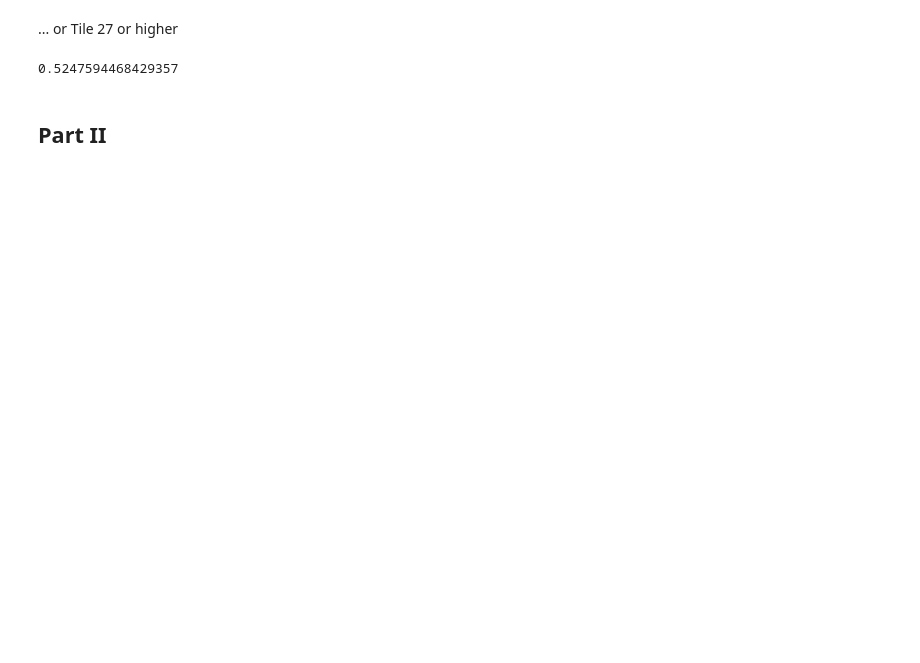
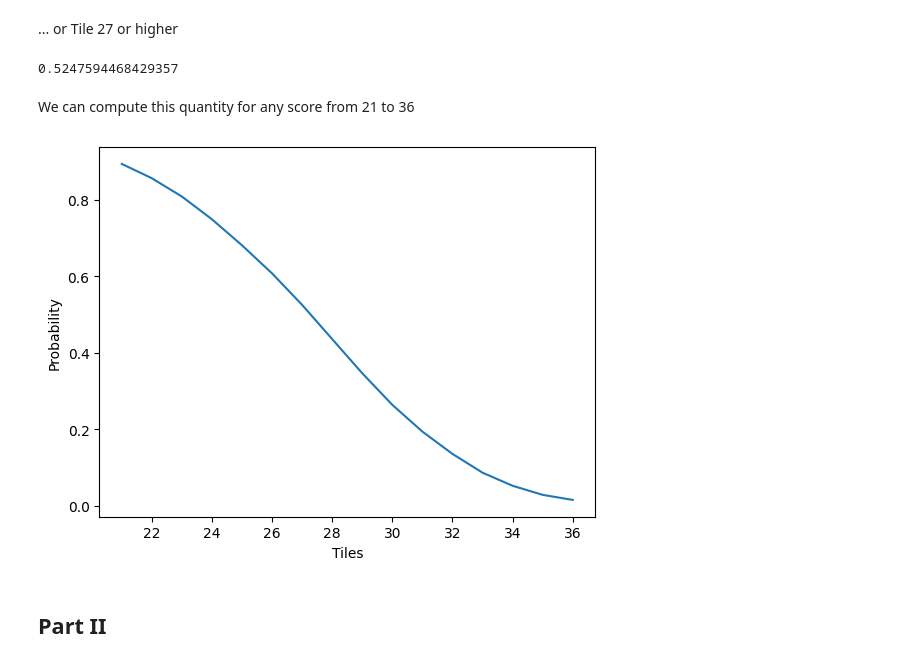
Before and after one commit to Cyvernes/RL4Picko, a Jupyter notebook: report.ipynb, the cells around one changed output. Drawn from its saved outputs; the diff is of its cells as text; code cells hidden in the pictures; blank space fills up the shorter version.

```diff
--- a/report.ipynb
+++ b/report.ipynb
@@ -59,5 +111,24 @@ player.set_r([0,0,0,0,0,0,1,1,1,1,1,1,1,1,1,1])
 print(player.expectancy(0,8,0))
 # %% [output]
 0.5247594468429357
+# %% [markdown]
+We can compute this quantity for any score from 21 to 36
+# %%
+temp = [1]*16
+tiles = []
+probability = []
+for i in range(16):
+    if i:
+        temp[i-1] = 0
+    player.set_r(temp)
+    tiles.append(21 + i)
+    probability.append(player.expectancy(0,8,0))
+
+plt.plot(tiles, probability, label="Probability to reach the desired tile or higher")
+plt.xlabel("Tiles")
+plt.ylabel("Probability")
+plt.show()
+# %% [output]
+[figure, added]
 # %% [markdown]
 ## Part II
```
Also changed, not shown: parts of 12 cells of this notebook, 3 other files.
